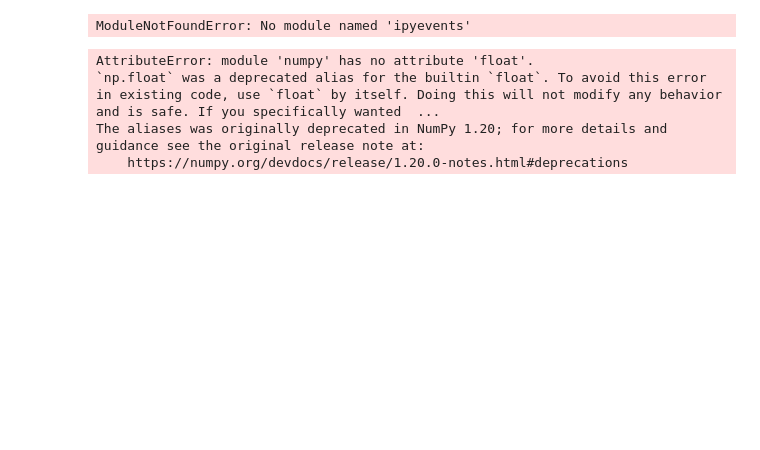
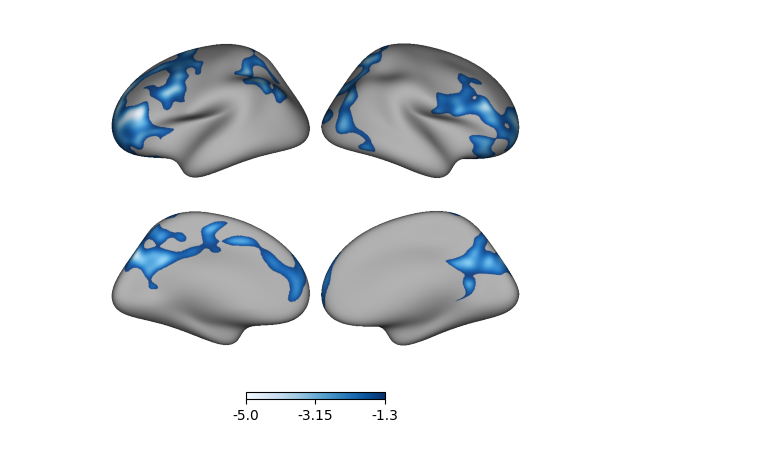
Before and after one commit to ltuominen/AP_brainorganization, a Jupyter notebook: code/plot_ap_effects_turku.ipynb, the cells around one changed output. Drawn from its saved outputs; the diff is of its cells as text; code cells hidden in the pictures; blank space fills up the shorter version.

```diff
--- a/code/plot_ap_effects_turku.ipynb
+++ b/code/plot_ap_effects_turku.ipynb
@@ -1,30 +0,0 @@
-# %%
-from surfer import Brain
-import os
-from mayavi import mlab
-mlab.init_notebook()
-# %% [output]
-ModuleNotFoundError: No module named 'ipyevents'
-# %%
-path = '/Users/laurituominen/Documents/Research/Reettis/neuromaps/'
-
-for hemi in ['lh', 'rh']:
-    for v in ['lat', 'med', 'frontal', 'par']:
-        ov = os.path.join(path, 'data', hemi + '.perm.th13.abs.sig.masked.mgh')
-        brain = Brain('fsaverage', hemi, 'inflated', views=v, background='white')
-        brain.add_overlay(ov,min='1.3')
-        name = path + 'figures/' +  hemi +  '.' + v + '.th13.png'
-        brain.save_image(name)
-        brain.close()
-
-        ov = os.path.join(path, 'data', hemi + '.perm.th20.abs.sig.masked.mgh')
-        brain = Brain('fsaverage', hemi, 'inflated', views=v, background='white')
-        brain.add_overlay(ov,min='2')
-        name = path + 'figures/' +  hemi +  '.' + v + '.th20.png'
-        brain.save_image(name)
-        brain.close()
-# %% [output]
-AttributeError: module 'numpy' has no attribute 'float'.
-`np.float` was a deprecated alias for the builtin `float`. To avoid this error in existing code, use `float` by itself. Doing this will not modify any behavior and is safe. If you specifically wanted  ...
-The aliases was originally deprecated in NumPy 1.20; for more details and guidance see the original release note at:
-    https://numpy.org/devdocs/release/1.20.0-notes.html#deprecations
@@ -30,0 +9,29 @@ The aliases was originally deprecated in NumPy 1.20; for more details and guidan
+# %%
+base_path = os.path.dirname(os.getcwd())
+
+# permutation corrected map at p<0.05
+lh_th13 = load_data(os.path.join(base_path, 'data', 'lh.perm.th13.abs.sig.masked.mgh'))
+rh_th13 = load_data(os.path.join(base_path, 'data', 'rh.perm.th13.abs.sig.masked.mgh'))
+th13 = {'left': lh_th13, 'right':rh_th13}
+
+# permutation corrected map at p<0.01
+lh_th20 = load_data(os.path.join(base_path, 'data', 'lh.perm.th20.abs.sig.masked.mgh'))
+rh_th20 = load_data(os.path.join(base_path, 'data', 'rh.perm.th20.abs.sig.masked.mgh'))
+th20 = {'left': lh_th20, 'right':rh_th20}
+
+# uncorrected map (used for neuromaps analyses)
+lh_th0 = load_data(os.path.join(base_path, 'data', 'lh.sig.nii'))
+rh_th0 = load_data(os.path.join(base_path, 'data', 'rh.sig.nii'))
+th0 = {'left': lh_th0, 'right':rh_th0}
+
+# fsaverage
+surface = fetch_fsaverage(density='164k')
+lh, rh = surface['inflated']
+# %%
+# plot th13
+p = Plot(lh, rh, views=['lateral','medial'] , zoom=1.5)
+p.add_layer(th13, cbar=True, cmap='Blues',color_range=(-5,-1.3),zero_transparent=True)
+pic = p.build()
+pic.savefig(os.path.join(base_path, 'figures', 'fig1_ap_turku_th13.jpg'), dpi=300, transparent=True)
+# %% [output]
+[figure, added]
```
Also changed, not shown: parts of 3 cells of this notebook, 20 other files.
